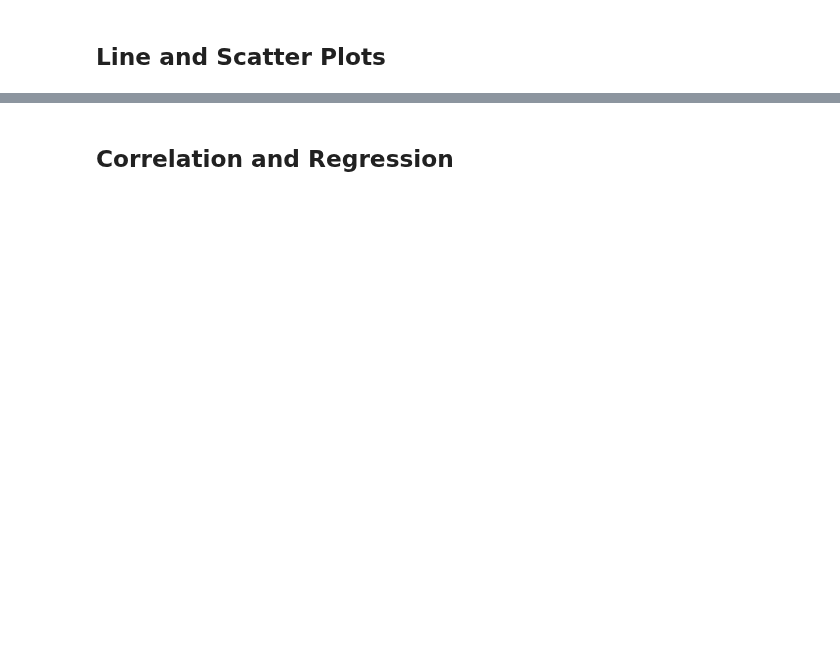
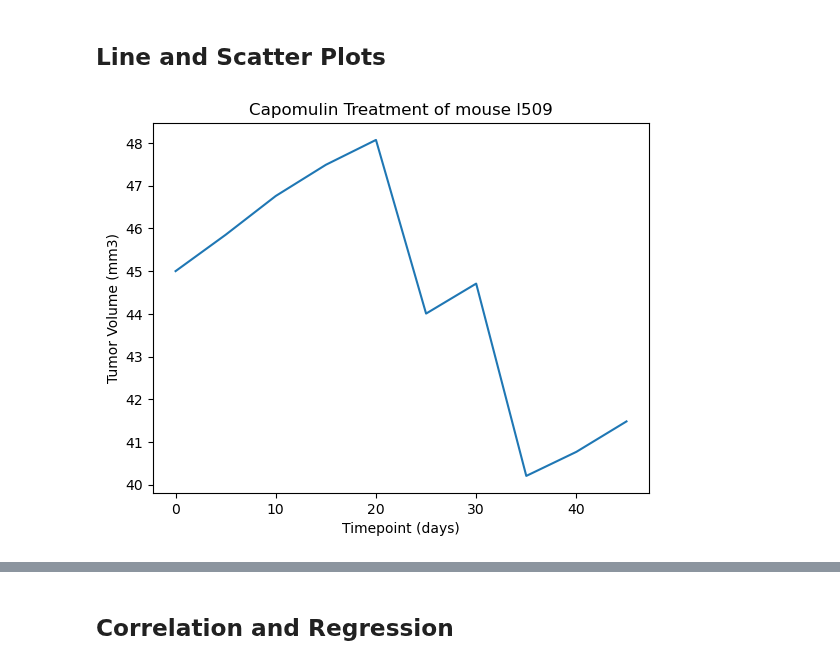
Before and after one commit to n-o-karma/matplotlib-challenge, a Jupyter notebook: pymaceuticals_starter.ipynb, the cells around one changed output, grey strips where cells are left out. Saved outputs shown, nothing was run; the diff lists cells and outputs as text; code cells hidden in the pictures; blank space fills up the shorter version.

```diff
--- a/pymaceuticals_starter.ipynb
+++ b/pymaceuticals_starter.ipynb
@@ -223,5 +247,14 @@ KeyError: 'Ramicane'
 ## Line and Scatter Plots
 # %%
 # Generate a line plot of tumor volume vs. time point for a single mouse treated with Capomulin
+linedata = clean_data.loc[(clean_data['Drug Regimen'] == 'Capomulin')&(clean_data['Mouse ID'] == 'l509'),:]
+linedata = linedata.groupby('Timepoint')['Tumor Volume (mm3)'].max()
+linedata.plot(kind="line")
+plt.title('Capomulin Treatment of mouse l509')
+plt.xlabel('Timepoint (days)')
+plt.ylabel('Tumor Volume (mm3)')
+plt.show()
+# %% [output]
+[figure, added]
 # %%
 # Generate a scatter plot of mouse weight vs. the average observed tumor volume for the entire Capomulin regimen
```
Also changed, not shown: parts of 9 cells of this notebook.
